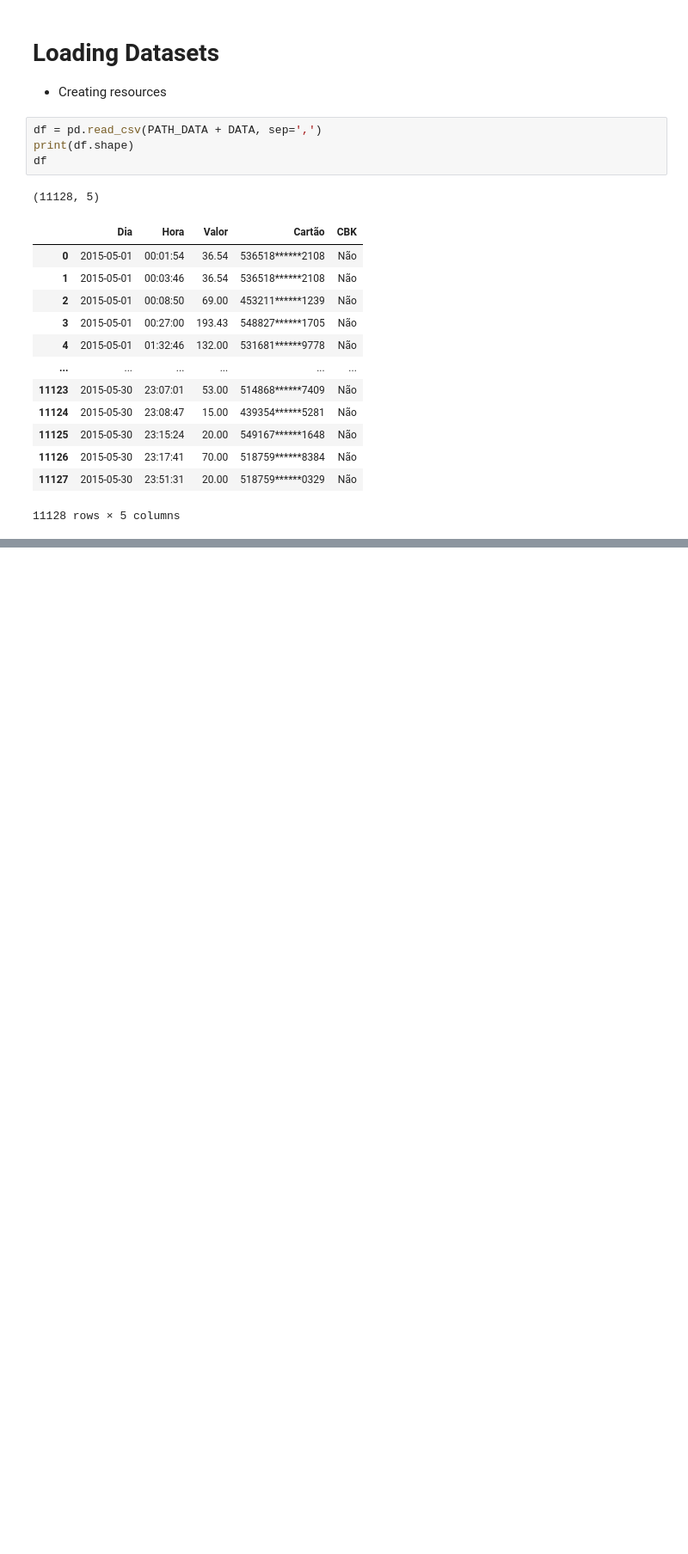
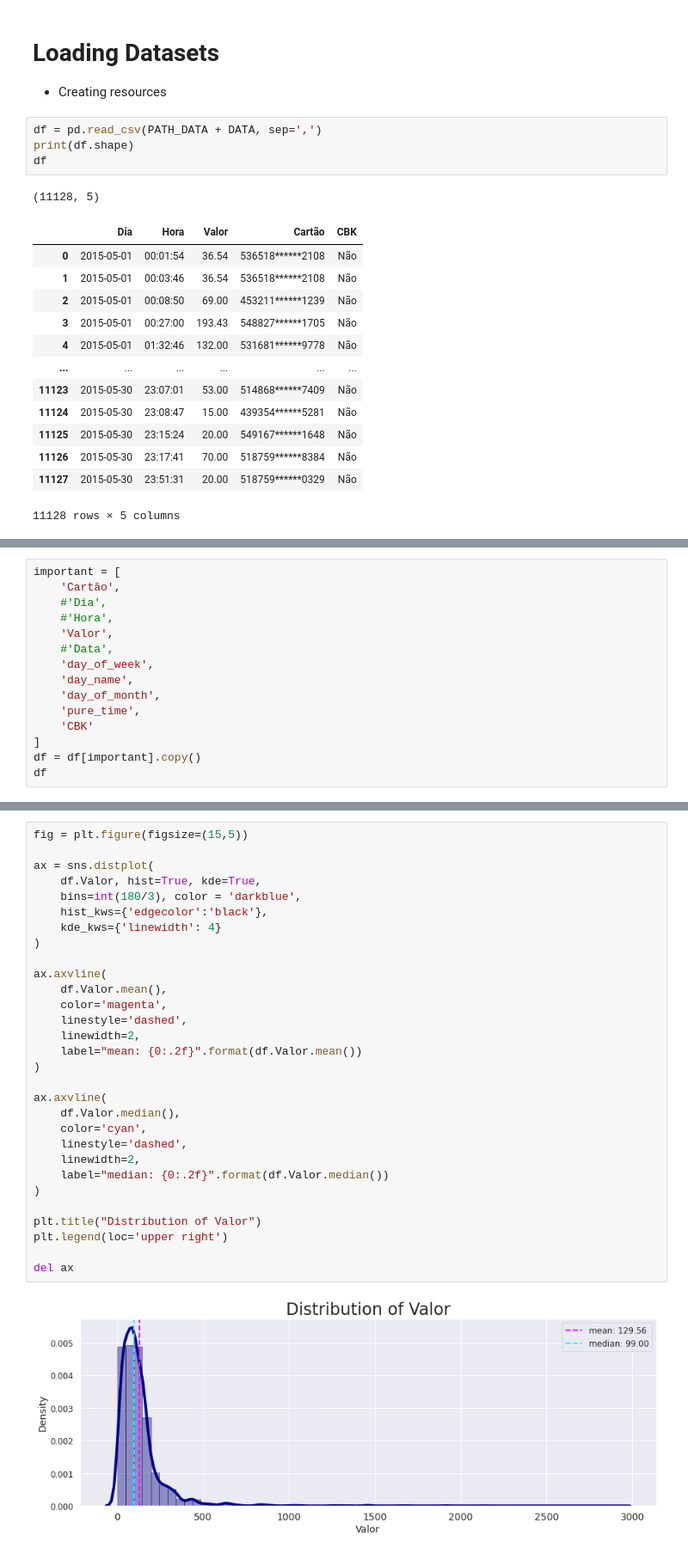
Before and after one commit to broilo/stone, a Jupyter notebook: notebooks/part4_eda.ipynb, the cells around one changed output, grey strips where cells are left out. Shown at 86% size. Saved outputs shown, nothing was run; the diff lists cells and outputs as text; blank space fills up the shorter version.

```diff
--- a/notebooks/part4_eda.ipynb
+++ b/notebooks/part4_eda.ipynb
@@ -165,0 +169,15 @@ df.head()
+# %%
+important = [
+    'Cartão',
+    #'Dia',
+    #'Hora',
+    'Valor',
+    #'Data',
+    'day_of_week',
+    'day_name',
+    'day_of_month',
+    'pure_time',
+    'CBK'
+]
+df = df[important].copy()
+df
@@ -165,0 +280,32 @@ df.head()
+# %%
+fig = plt.figure(figsize=(15,5))
+
+ax = sns.distplot(
+    df.Valor, hist=True, kde=True,
+    bins=int(180/3), color = 'darkblue',
+    hist_kws={'edgecolor':'black'},
+    kde_kws={'linewidth': 4}
+)
+
+ax.axvline(
+    df.Valor.mean(),
+    color='magenta',
+    linestyle='dashed',
+    linewidth=2,
+    label="mean: {0:.2f}".format(df.Valor.mean())
+)
+
+ax.axvline(
+    df.Valor.median(),
+    color='cyan',
+    linestyle='dashed',
+    linewidth=2,
+    label="median: {0:.2f}".format(df.Valor.median())
+)
+
+plt.title("Distribution of Valor")
+plt.legend(loc='upper right')
+
+del ax
+# %% [output]
+[figure, added]
```
Also changed, not shown: parts of 29 cells of this notebook.
